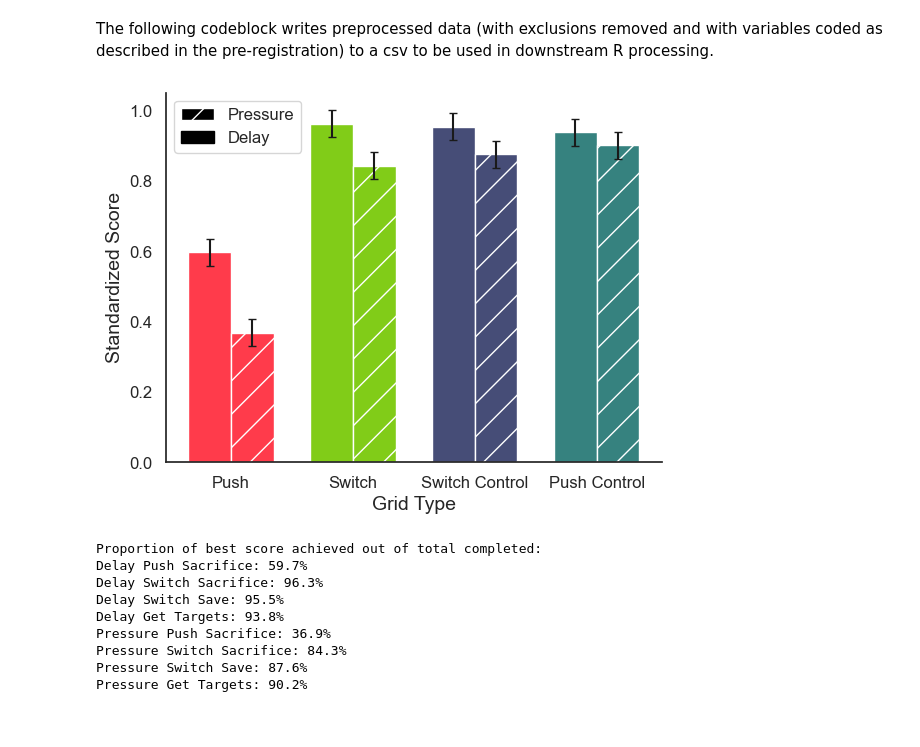
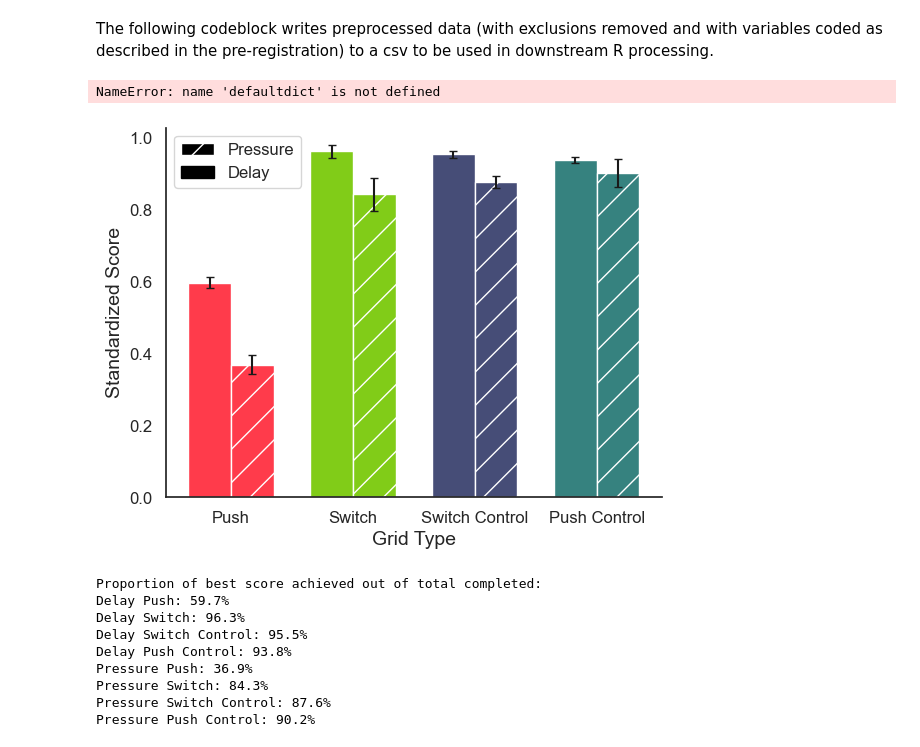
Before and after one commit to Alice2hang/RL_trolley_puzzles, a Jupyter notebook: data_analysis/time_pressure_analysis.ipynb, the cells around one changed output. Saved outputs shown, nothing was run; the diff lists cells and outputs as text; code cells hidden in the pictures.

```diff
--- a/data_analysis/time_pressure_analysis.ipynb
+++ b/data_analysis/time_pressure_analysis.ipynb
@@ -92,11 +93,12 @@ with open('data/time_pressure_experiment_raw.csv', encoding='utf-8-sig') as csvf
                 best_score_count[bin_num] += 1
             total_count[bin_num] += 1
 
-            if gridnum in MUST_PUSH_GRIDNUMS or gridnum in MUST_SWITCH_GRIDNUMS:
-                data.append([userid, gridnum, score_dif, time, distrib, time*distrib, push_val, time*push_val])
+            data.append([userid, gridnum, score_dif, time, distrib, time*distrib, push_val, time*push_val])
 
 df = pd.DataFrame(data,columns=['user_id', 'grid_num', 'score_dif', 'time_constraint', 'in_distrib', 'time_x_distrib', 'push', 'time_x_push'])
 df.to_csv('data/time_pressure_data_coded.csv')
+# %% [output]
+NameError: name 'defaultdict' is not defined
 # %%
 # Compute proportion of grids on which the best score was achieved
 proportion = {}
@@ -107,7 +109,7 @@ for bin_num, count in best_score_count.items():
 sem = []
 for bin_num, count in best_score_count.items():
     x = np.concatenate((np.zeros(total_count[bin_num]-count),np.ones(count)))
-    sem.append(e)
+    sem.append(scipy.stats.sem(x))
 
 # Define labels, positions, bar heights and error bar heights
 labels = ['Push', 'Switch','Switch Control','Push Control']
@@ -118,35 +120,35 @@ pressure_error = []
 for i in range(8):
     if i%2==0:
         delay_proportions.append(proportion[i])
         delay_error.append(sem[i])
     else:
         pressure_proportions.append(proportion[i])
         pressure_error.append(sem[i])
 
 x = np.arange(len(labels))  # the label locations
 width = 0.35  # the width of the bars
 color=['#FF3B4B', '#81CC18', '#464D77', '#36827F']
 color1=['#FF3B4B', '#81CC18', '#EECFD4', '#E6ADEC']
 plt.rcParams.update({'font.size': 14})
 
 fig, ax = plt.subplots()
 rects1 = ax.bar(x - width/2, delay_proportions, width, yerr=delay_error, capsize=3, label='Delay', color=color)
-rects2 = ax.bar(x + width/2, pressure_proportions, width, yerr=pressure_error, capsize=3, label='Pressure', color=color,  hatch='/')
+rects2 = ax.bar(x + width/2, pressure_proportions, width, yerr=pressure_error, capsize=3, label='Pressure', color=color,  hatch='/', edgecolor='white')
 
 ax.set_ylabel('Standardized Score')
 ax.set_xticks(x)
 ax.set_xticklabels(labels)
 plt.yticks(fontsize=12)
 plt.xticks(fontsize=12)
 ax.set_xlabel('Grid Type')
 ax.spines.right.set_visible(False)
 ax.spines.top.set_visible(False)
 pressure = mpatches.Patch(edgecolor='white', facecolor='black', hatch="/", label='Pressure')
 delay = mpatches.Patch(color='black', label='Delay')
 plt.legend(handles=[pressure, delay], fontsize=12)
 plt.show()
 # %% [output]
-[figure, old version]
+[figure, new version]
 # %%
 print("Proportion of best score achieved out of total completed:")
 for idx, p in enumerate(delay_proportions):
@@ -155,11 +157,11 @@ for idx, p in enumerate(pressure_proportions):
     print("Pressure " + labels[idx] + ": " + '{:.1%}'.format(p))
 # %% [output]
 Proportion of best score achieved out of total completed:
-Delay Push Sacrifice: 59.7%
-Delay Switch Sacrifice: 96.3%
-Delay Switch Save: 95.5%
-Delay Get Targets: 93.8%
-Pressure Push Sacrifice: 36.9%
-Pressure Switch Sacrifice: 84.3%
-Pressure Switch Save: 87.6%
-Pressure Get Targets: 90.2%
+Delay Push: 59.7%
+Delay Switch: 96.3%
+Delay Switch Control: 95.5%
+Delay Push Control: 93.8%
+Pressure Push: 36.9%
+Pressure Switch: 84.3%
+Pressure Switch Control: 87.6%
+Pressure Push Control: 90.2%
```
Also changed, not shown: parts of 2 cells of this notebook, 6 other files.
